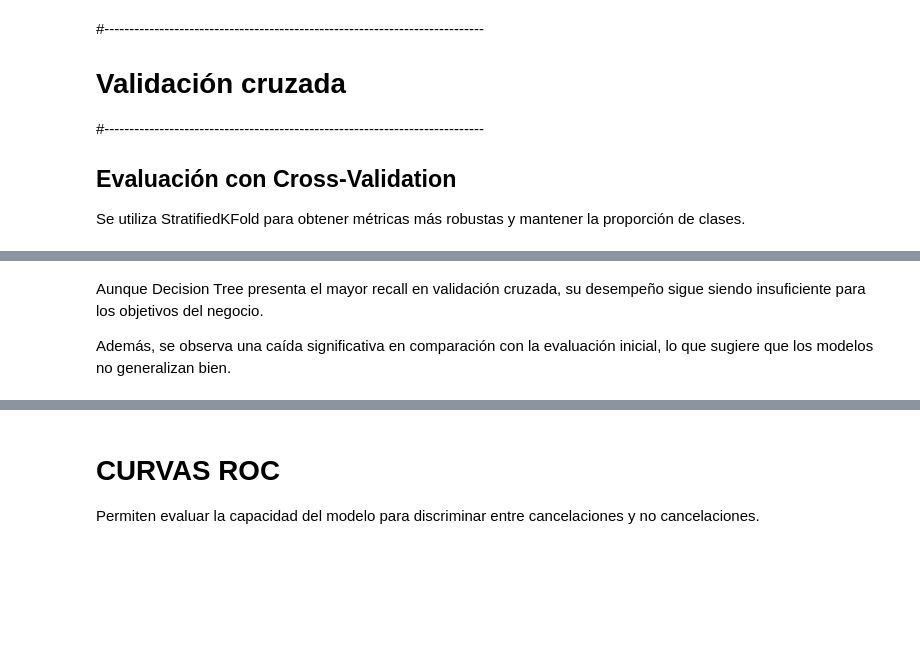
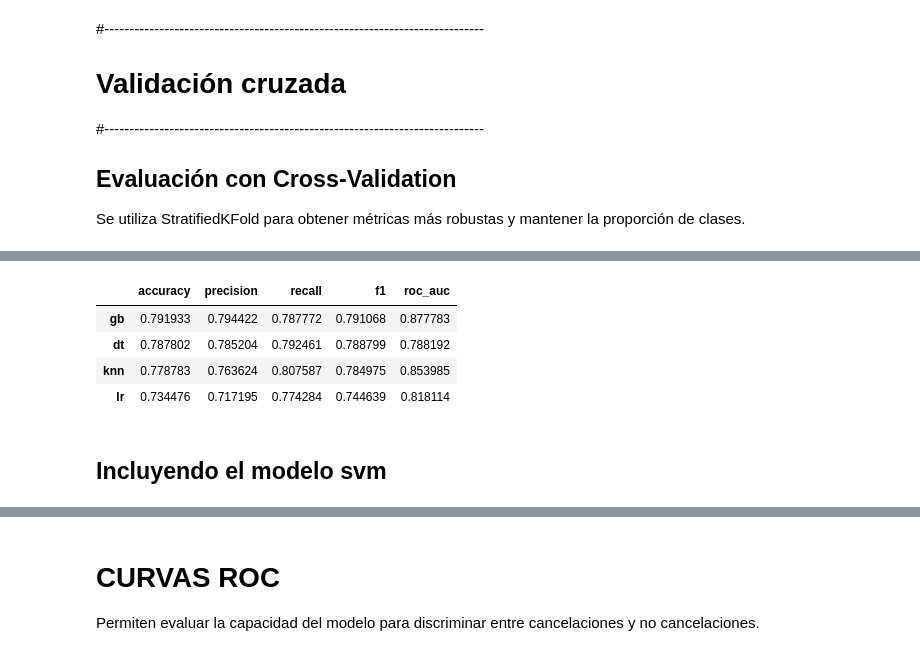
Before and after one commit to pucp-datanalytics/dp261-g2, a Jupyter notebook: notebooks/10_evaluation.ipynb, the cells around one changed output, grey strips where cells are left out. Saved outputs shown, nothing was run; the diff lists cells and outputs as text; code cells hidden in the pictures; blank space fills up the shorter version.

Commit message:
feat: metrics evaluation (PB-11)

```diff
--- a/notebooks/10_evaluation.ipynb
+++ b/notebooks/10_evaluation.ipynb
@@ -46,6 +46,13 @@ X_test = pd.read_csv("../data/processed/X_test.csv")
 y_test = pd.read_csv("../data/processed/y_test.csv").values.ravel()
 
 # =========================
+# Cargar datos train - para cross-validation
+# =========================
+
+X_train_bal = pd.read_csv("../data/processed/X_train_bal.csv")
+y_train_bal = pd.read_csv("../data/processed/y_train_bal.csv").values.ravel()
+
+# =========================
 # Cargar modelos
 # =========================
 models = {}
@@ -200,6 +176,43 @@ pd.DataFrame(cv_results).T
-# %% [markdown]
-Aunque Decision Tree presenta el mayor recall en validación cruzada,
-su desempeño sigue siendo insuficiente para los objetivos del negocio.
-
-Además, se observa una caída significativa en comparación con la evaluación inicial,
-lo que sugiere que los modelos no generalizan bien.
+# %%
+from sklearn.model_selection import StratifiedKFold, cross_validate
+import pandas as pd
+
+# Definir validación cruzada
+cv = StratifiedKFold(n_splits=5, shuffle=True, random_state=42)
+
+# Métricas
+scoring = ['accuracy', 'precision', 'recall', 'f1', 'roc_auc']
+
+cv_results = {}
+
+for name, model in models.items():
+
+    # Excluir SVM por eficiencia (opcional pero recomendado)
+    if name == "svm":
+        continue
+
+    results = cross_validate(
+        model,
+        X_train_bal,
+        y_train_bal,
+        cv=cv,
+        scoring=scoring,
+        n_jobs=-1   # usa todos los núcleos
+    )
+
+    cv_results[name] = {
+        metric: results[f'test_{metric}'].mean()
+        for metric in scoring
+    }
+
+# Mostrar resultados
+df_cv = pd.DataFrame(cv_results).T.sort_values(by="f1", ascending=False)
+df_cv
+# %% [output]
+|  | accuracy | precision | recall | f1 | roc_auc |
+| gb | 0.791933 | 0.794422 | 0.787772 | 0.791068 | 0.877783 |
+| dt | 0.787802 | 0.785204 | 0.792461 | 0.788799 | 0.788192 |
+| knn | 0.778783 | 0.763624 | 0.807587 | 0.784975 | 0.853985 |
+| lr | 0.734476 | 0.717195 | 0.774284 | 0.744639 | 0.818114 |
+# %% [markdown]
+## Incluyendo el modelo svm
```
Also changed, not shown: parts of 3 cells of this notebook.
